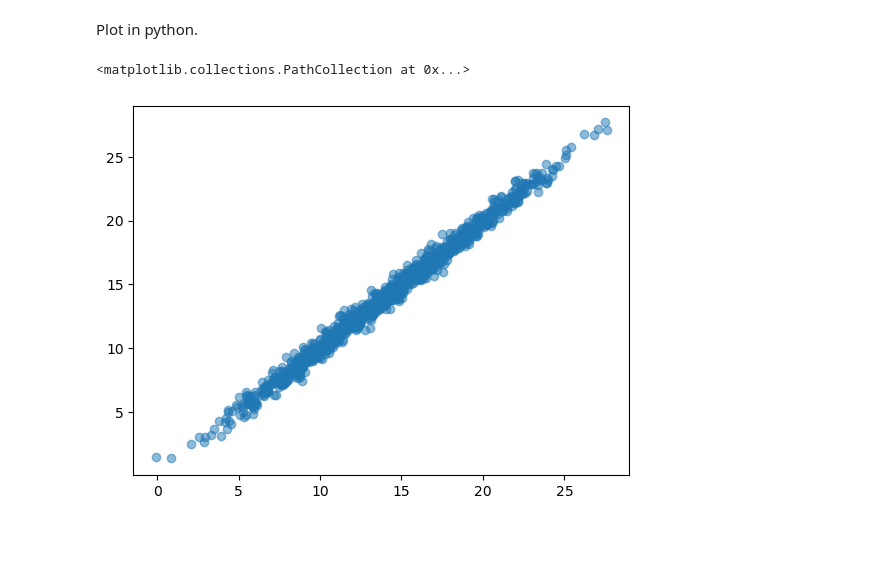
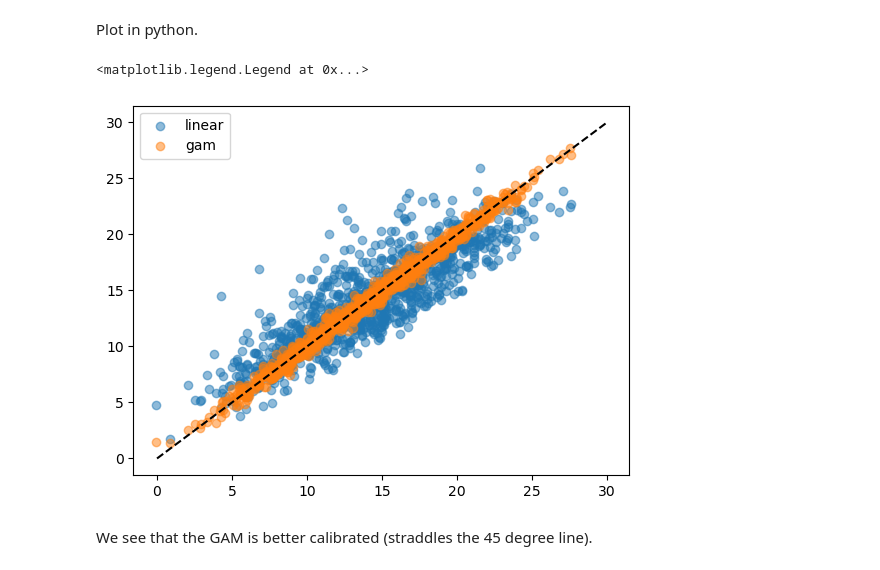
Before and after one commit to apoorvalal/pyRotechnics, a Jupyter notebook: pyRotechnics.ipynb, the cells around one changed output. Cells and saved outputs as stored; diff of their text form; code cells hidden in the pictures; blank space fills up the shorter version.

```diff
--- a/pyRotechnics.ipynb
+++ b/pyRotechnics.ipynb
@@ -107,11 +132,17 @@ GCV = 0.25657  Scale est. = 0.24854   n = 1000
 # %% [markdown]
 Pass data back into python
 # %%
-yhat = ryp.to_py("model$fitted.values", format="numpy")
+yhat_gam = ryp.to_py("model$fitted.values", format="numpy")
+yhat_lm = ryp.to_py("linmod$fitted.values", format="numpy")
 # %% [markdown]
 Plot in python.
-# %%
-plt.scatter(y, yhat, alpha=0.5)
-# %% [output]
-<matplotlib.collections.PathCollection at 0x...>
-[figure, removed]
+# %%
+plt.scatter(y, yhat_lm, alpha=0.5, label="linear")
+plt.scatter(y, yhat_gam, alpha=0.5, label="gam")
+plt.plot([0, 30], [0, 30], 'k--')
+plt.legend()
+# %% [output]
+<matplotlib.legend.Legend at 0x...>
+[figure, added]
+# %% [markdown]
+We see that the GAM is better calibrated (straddles the 45 degree line).
```
Also changed, not shown: parts of 6 cells of this notebook, 1 other file.
